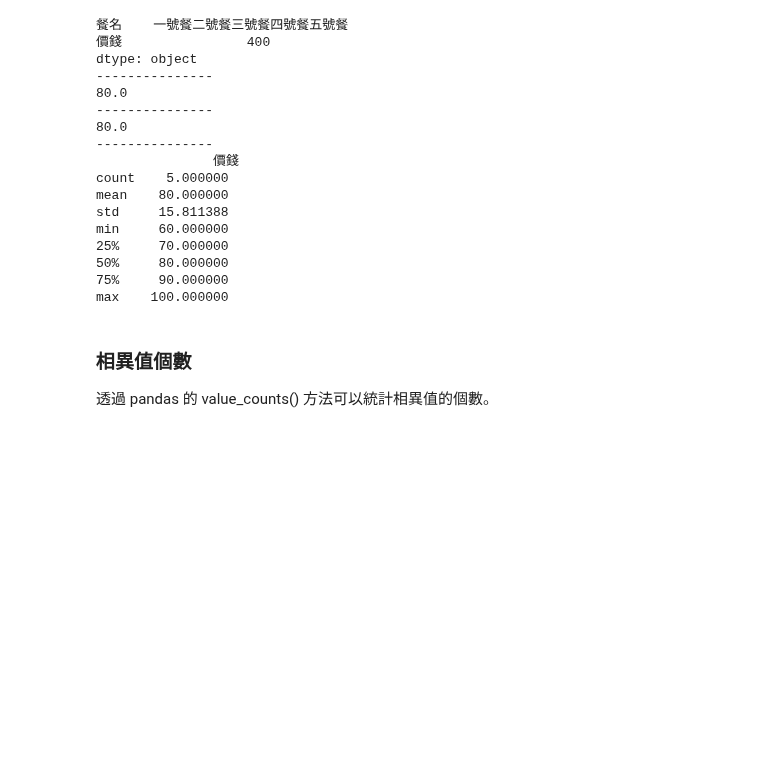
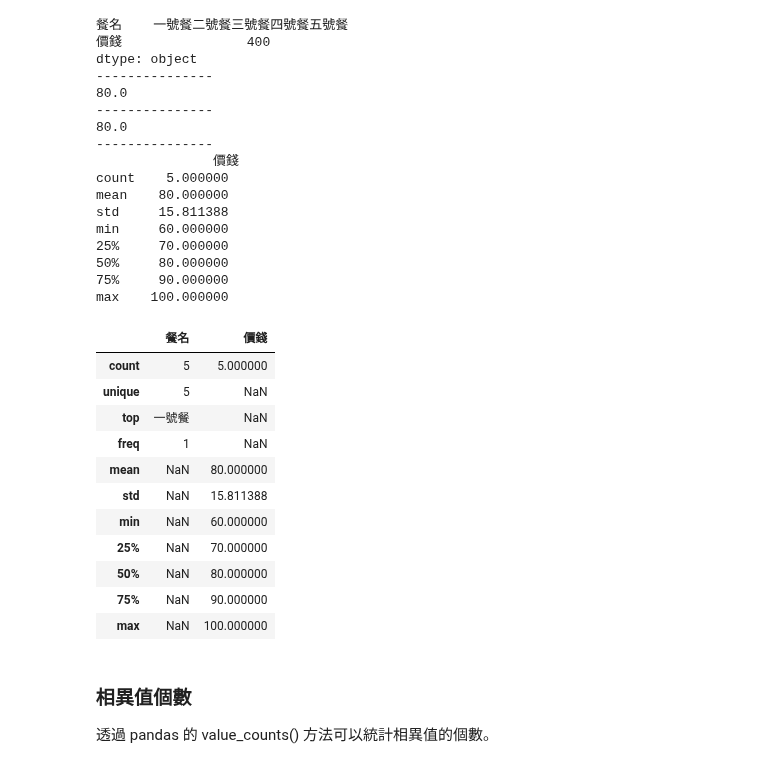
Before and after one commit to willismax/MediaSystem-Python-Course, a Jupyter notebook: 01.Intro-Python/Python資料分析入門_打底篇.ipynb, the cells around one changed output. Drawn from its saved outputs; the diff is of its cells as text; code cells hidden in the pictures; blank space fills up the shorter version.

```diff
--- a/01.Intro-Python/Python資料分析入門_打底篇.ipynb
+++ b/01.Intro-Python/Python資料分析入門_打底篇.ipynb
@@ -176,6 +178,22 @@ min     60.000000
 50%     80.000000
 75%     90.000000
 max    100.000000
+# %%
+# include="all"強制所有資料類型的統計：物件的計數/唯一/頂部/頻率，數字的百分位數。
+豆豆屋訂餐_df.describe(include="all")
+# %% [output]
+|  | 餐名 | 價錢 |
+| count | 5 | 5.000000 |
+| unique | 5 | NaN |
+| top | 一號餐 | NaN |
+| freq | 1 | NaN |
+| mean | NaN | 80.000000 |
+| std | NaN | 15.811388 |
+| min | NaN | 60.000000 |
+| 25% | NaN | 70.000000 |
+| 50% | NaN | 80.000000 |
+| 75% | NaN | 90.000000 |
+| max | NaN | 100.000000 |
 # %% [markdown]
 ### 相異值個數
 透過 pandas 的 value_counts() 方法可以統計相異值的個數。
```
Also changed, not shown: parts of 6 cells of this notebook.
